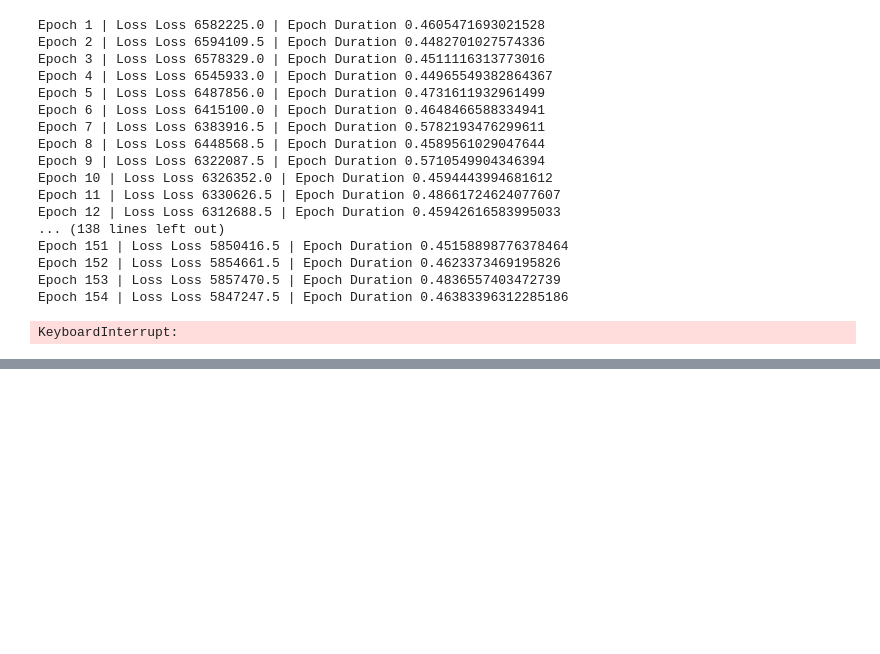
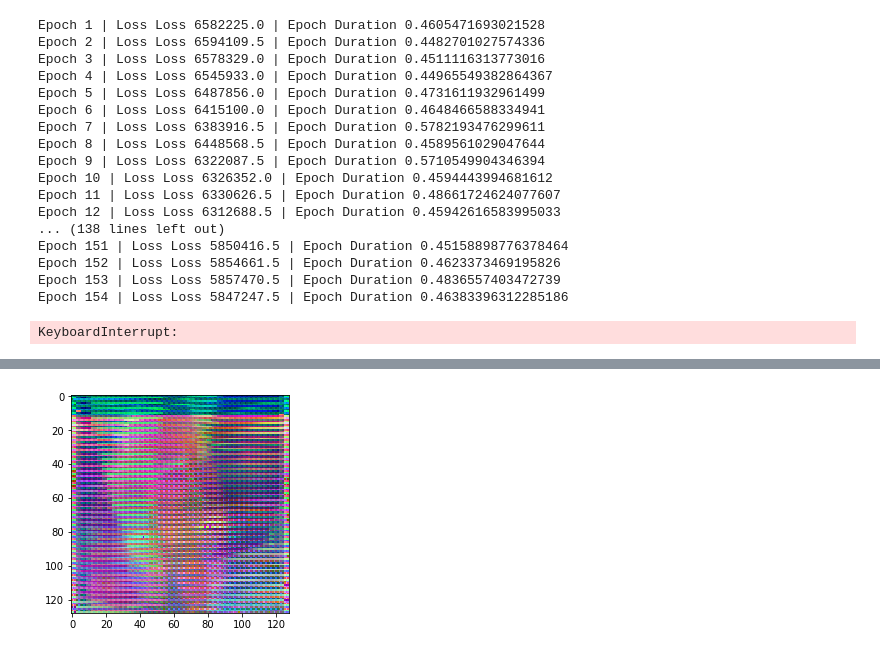
Before and after one commit to starrtnow/calhacks_faces, a Jupyter notebook: data.ipynb, the cells around one changed output, grey strips where cells are left out. Drawn from its saved outputs; the diff is of its cells as text; code cells hidden in the pictures; blank space fills up the shorter version.

```diff
--- a/data.ipynb
+++ b/data.ipynb
@@ -99,0 +141,4 @@ KeyboardInterrupt:
+# %%
+show(nithin[0])
+# %% [output]
+[figure, added]
```
Also changed, not shown: parts of 11 cells of this notebook, 2 other files.
